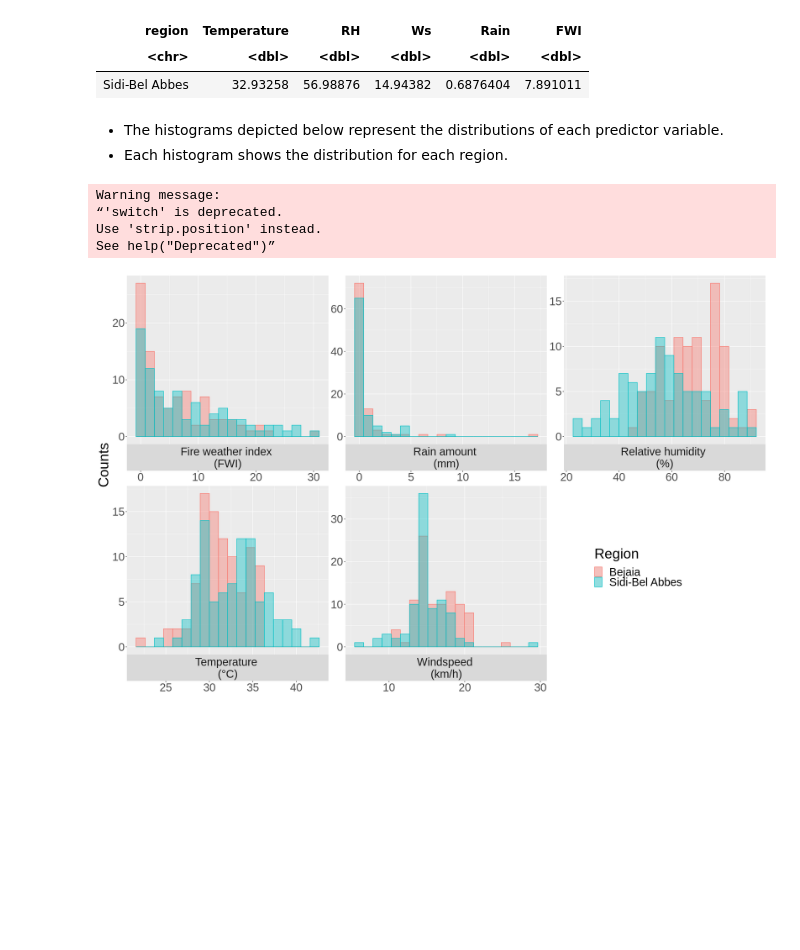
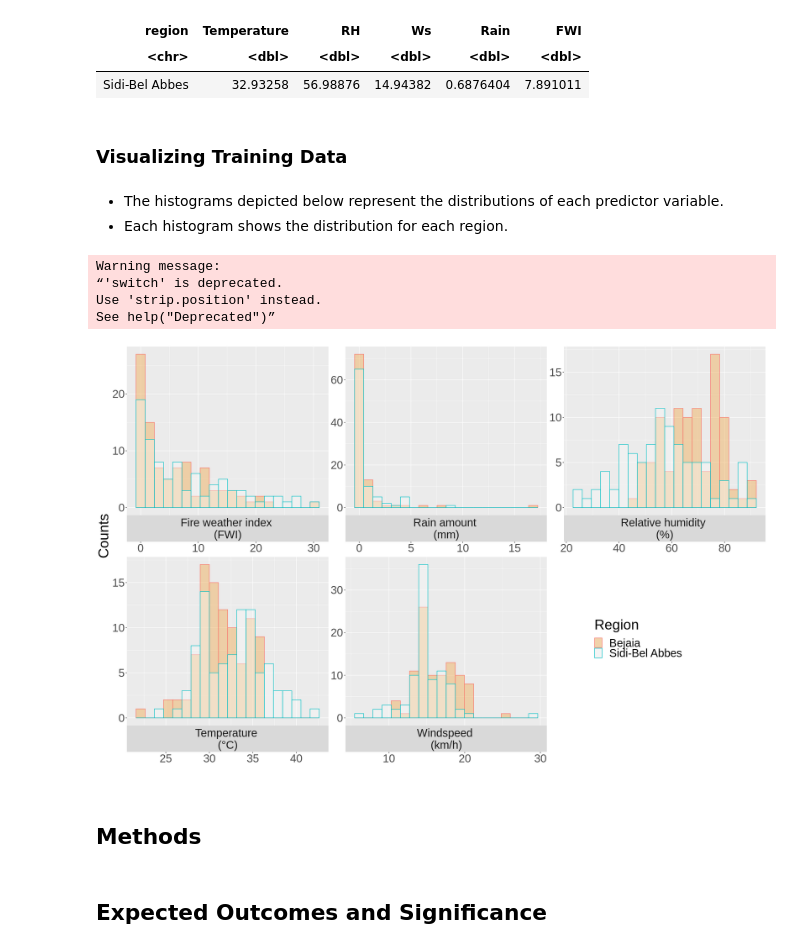
Before and after one commit to omertahi/DSCI100-Group26-Project, a Jupyter notebook: forest_fire_report.ipynb, the cells around one changed output. Drawn from its saved outputs; the diff is of its cells as text; code cells hidden in the pictures; blank space fills up the shorter version.

Commit message:
Update
Update Introduction: resizing image.
Update Training Data Visualization with a colorblind-friendly palette.
Added more section titles.

```diff
--- a/forest_fire_report.ipynb
+++ b/forest_fire_report.ipynb
@@ -176,6 +180,8 @@ A tibble: 1 × 6
 | region | Temperature | RH | Ws | Rain | FWI |
 | <chr> | <dbl> | <dbl> | <dbl> | <dbl> | <dbl> |
 | Sidi-Bel Abbes | 32.93258 | 56.98876 | 14.94382 | 0.6876404 | 7.891011 |
+# %% [markdown]
+### Visualizing Training Data
 # %% [markdown]
 * The histograms depicted below represent the distributions of each predictor variable.
 * Each histogram shows the distribution for each region.
@@ -186,32 +192,37 @@ a <- ff_train %>%
     pivot_longer(cols = Temperature:FWI,
                  names_to = "predictors",
                  values_to = "values")
 
 predictor_labels <- c(Temperature = "Temperature \n(°C)",
                    RH = "Relative humidity \n(%)",
                    Ws = "Windspeed \n(km/h)",
                    Rain = "Rain amount \n(mm)",
                    FWI = "Fire weather index \n(FWI)")
 
 distribution_plot <- a %>%
     ggplot(aes(x = values, fill = region, colour = region)) +
     geom_histogram(alpha = 0.4, position = 'identity', bins = 20) +
     xlab("") +
     ylab("Counts") +
     labs(fill = "Region", colour = "Region") +
     facet_wrap(vars(predictors),
                scales = "free",
                switch = "x",
                labeller = labeller(predictors = predictor_labels)) +
     theme(strip.text.y.left = element_text(angle = 0),
           legend.position = c(0.80, 0.23),
-          text = element_text(size = 30))
+          text = element_text(size = 30)) +
+    scale_fill_brewer(palette = "PuOr") # To see more colorblind friendly pallete: display.brewer.all(colorblindFriendly = T)
 
 
 distribution_plot
 # %% [output]
 Warning message:
 “'switch' is deprecated.
 Use 'strip.position' instead.
 See help("Deprecated")”
-[figure, old version]
+[figure, new version]
+# %% [markdown]
+## Methods
+# %% [markdown]
+## Expected Outcomes and Significance
```
Also changed, not shown: parts of 3 cells of this notebook.
